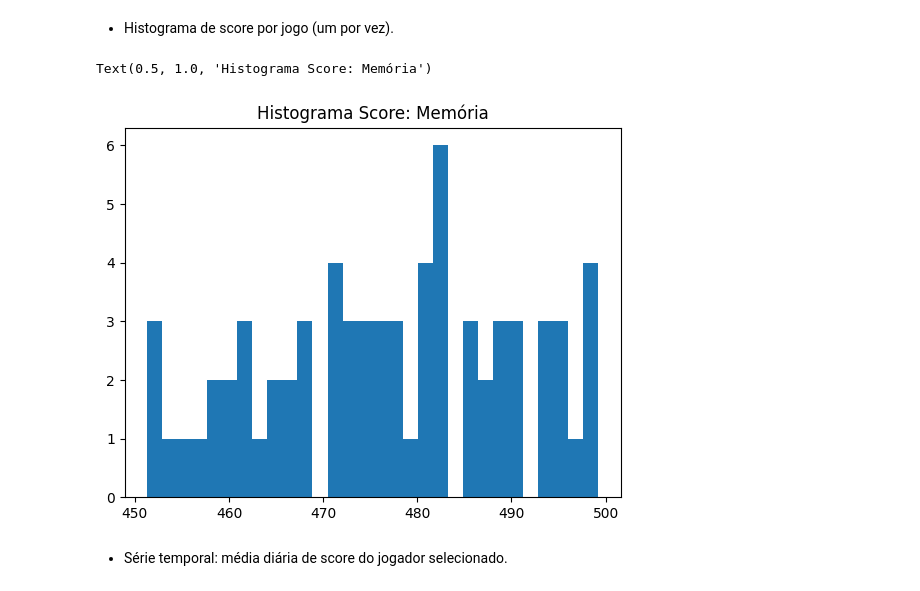
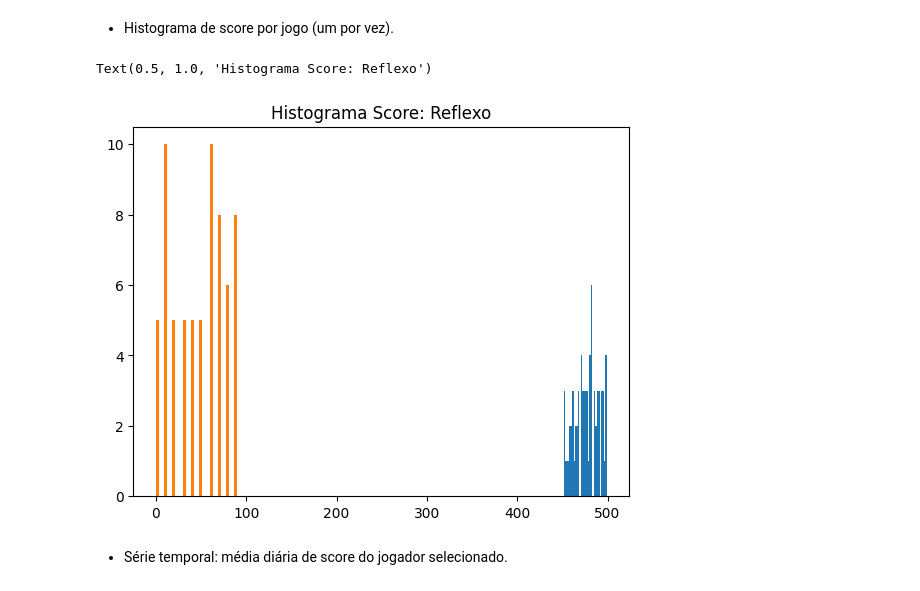
Before and after one commit to LuiVLoureiro/Lista-de-Projetos-Diarios, a Jupyter notebook: 19-08-2025/analysis.ipynb, the cells around one changed output. Saved outputs shown, nothing was run; the diff lists cells and outputs as text; code cells hidden in the pictures.

Commit message:
ftr: Adicionar Histograma para Jogo De Reflexo

```diff
--- a/19-08-2025/analysis.ipynb
+++ b/19-08-2025/analysis.ipynb
@@ -173,11 +173,15 @@ for barra in barras:
 # %% [markdown]
 - Histograma de score por jogo (um por vez).
 # %%
+fig, ax = plt.subplots(1, 2, figsize=(12, 5))
+
 histograma_memoria = plt.hist(jogo_memoria["score"], bins=30)
 plt.title("Histograma Score: Memória")
-print(histograma_memoria)
+
+histograma_reflexo = plt.hist(jogo_reflexo["score"], bins=30)
+plt.title("Histograma Score: Reflexo")
 # %% [output]
-Text(0.5, 1.0, 'Histograma Score: Memória')
+Text(0.5, 1.0, 'Histograma Score: Reflexo')
-[figure, old version]
+[figure, new version]
 # %% [markdown]
 - Série temporal: média diária de score do jogador selecionado.
```
